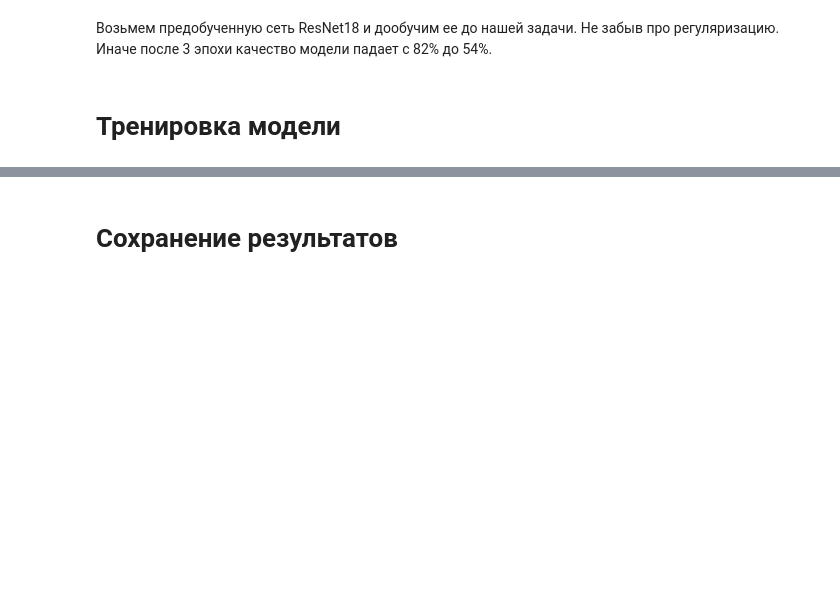
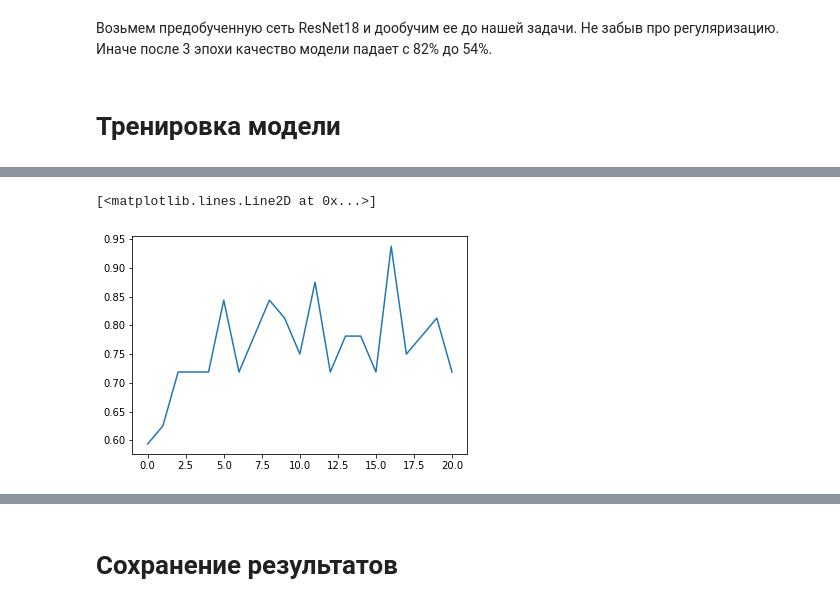
Before and after one commit to stasivs/Cleaned_vs_Dirty, a Jupyter notebook: Clear vs Dirty.ipynb, the cells around one changed output, grey strips where cells are left out. Drawn from its saved outputs; the diff is of its cells as text; code cells hidden in the pictures; blank space fills up the shorter version.

```diff
--- a/Clear vs Dirty.ipynb
+++ b/Clear vs Dirty.ipynb
@@ -279,0 +266,5 @@ train Loss: 0.1370 Acc: 0.9937
+# %%
+plt.plot(train_accuracy)
+# %% [output]
+[<matplotlib.lines.Line2D at 0x...>]
+[figure, added]
```
Also changed, not shown: parts of 21 cells of this notebook.
